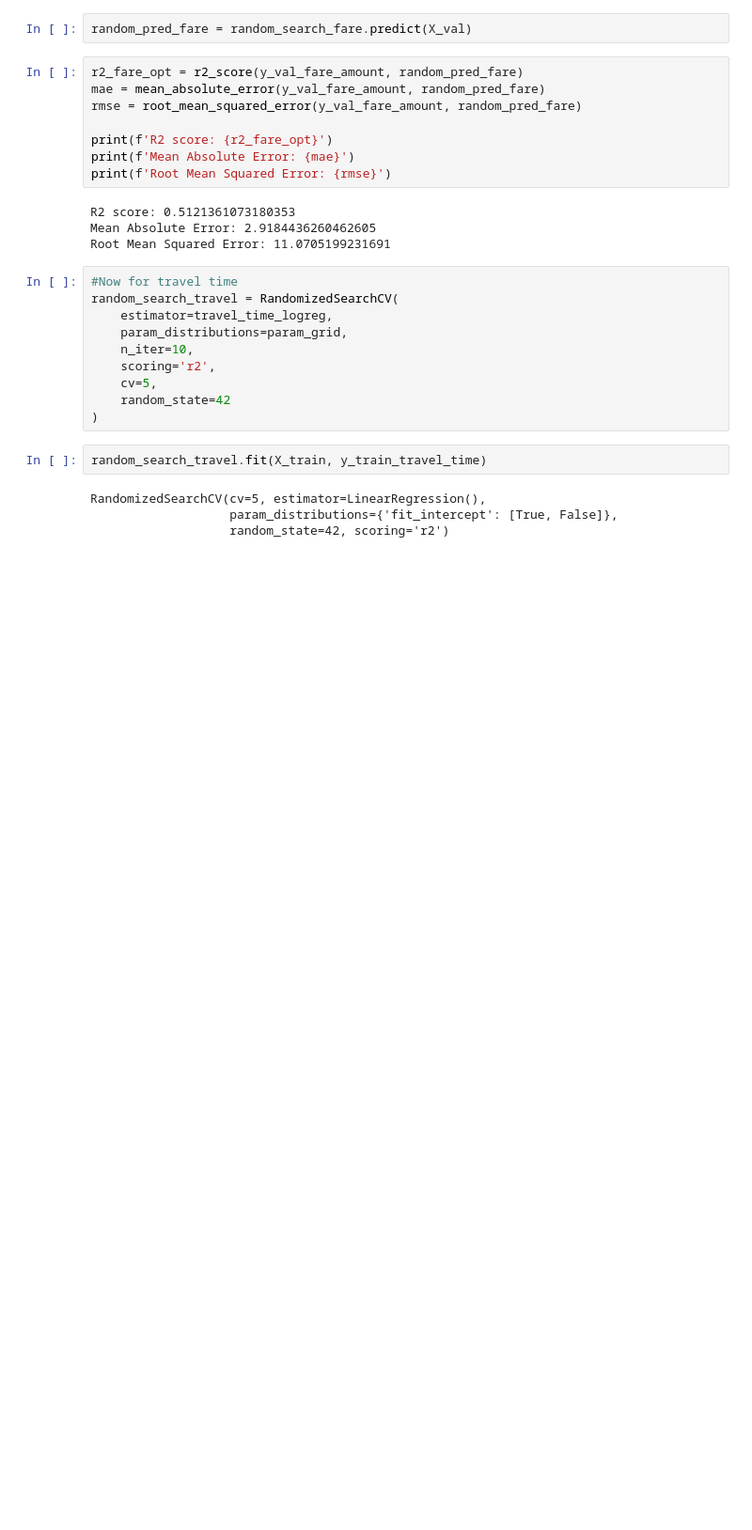
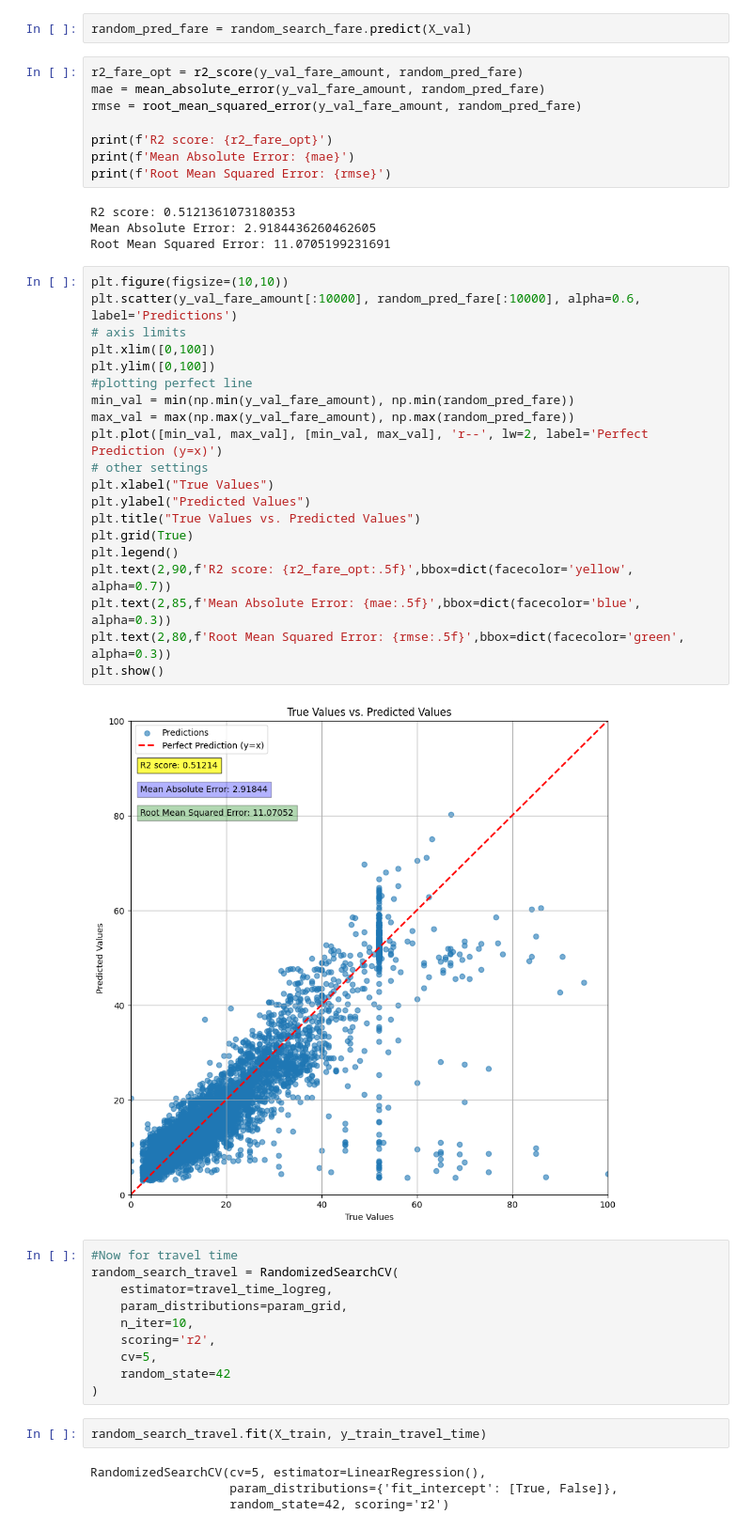
Before and after one commit to rvallesmar/ML-NYC-Taxis, a Jupyter notebook: notebooks/lr_model_training.ipynb, the cells around one changed output. Shown at 94% size. Drawn from its saved outputs; the diff is of its cells as text; blank space fills up the shorter version.

```diff
--- a/notebooks/lr_model_training.ipynb
+++ b/notebooks/lr_model_training.ipynb
@@ -117,6 +117,28 @@ print(f'Root Mean Squared Error: {rmse}')
 R2 score: 0.5121361073180353
 Mean Absolute Error: 2.9184436260462605
 Root Mean Squared Error: 11.0705199231691
+# %%
+plt.figure(figsize=(10,10))
+plt.scatter(y_val_fare_amount[:10000], random_pred_fare[:10000], alpha=0.6, label='Predictions')
+# axis limits
+plt.xlim([0,100])
+plt.ylim([0,100])
+#plotting perfect line
+min_val = min(np.min(y_val_fare_amount), np.min(random_pred_fare))
+max_val = max(np.max(y_val_fare_amount), np.max(random_pred_fare))
+plt.plot([min_val, max_val], [min_val, max_val], 'r--', lw=2, label='Perfect Prediction (y=x)')
+# other settings
+plt.xlabel("True Values")
+plt.ylabel("Predicted Values")
+plt.title("True Values vs. Predicted Values")
+plt.grid(True)
+plt.legend()
+plt.text(2,90,f'R2 score: {r2_fare_opt:.5f}',bbox=dict(facecolor='yellow', alpha=0.7))
+plt.text(2,85,f'Mean Absolute Error: {mae:.5f}',bbox=dict(facecolor='blue', alpha=0.3))
+plt.text(2,80,f'Root Mean Squared Error: {rmse:.5f}',bbox=dict(facecolor='green', alpha=0.3))
+plt.show()
+# %% [output]
+[figure, added]
 # %%
 #Now for travel time
 random_search_travel = RandomizedSearchCV(
```
Also changed, not shown: parts of 1 cell of this notebook, 1 other file.
